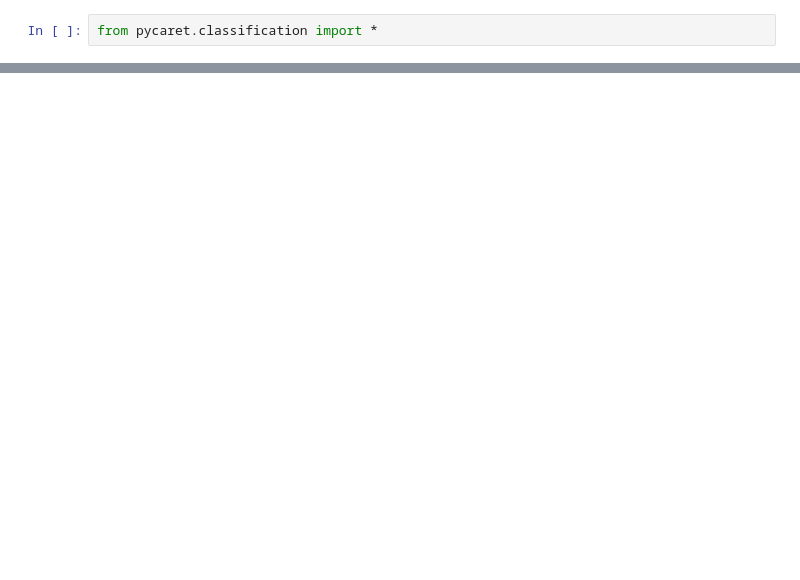
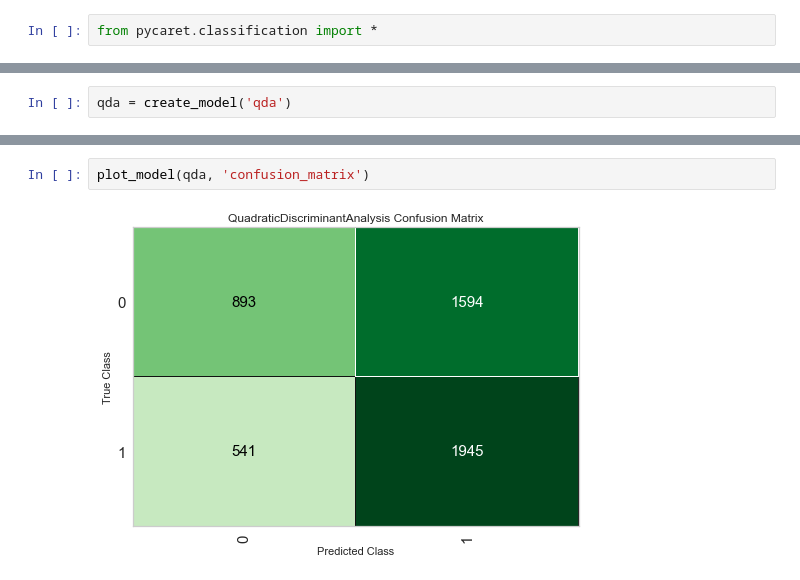
Before and after one commit to dearfad/mmhelper, a Jupyter notebook: project/qx/qx_pycaret.ipynb, the cells around one changed output, grey strips where cells are left out. Cells and saved outputs as stored; diff of their text form; blank space fills up the shorter version.

```diff
--- a/project/qx/qx_pycaret.ipynb
+++ b/project/qx/qx_pycaret.ipynb
@@ -94,0 +57,2 @@ interpret_model(cat, plot = 'correlation')
+# %%
+qda = create_model('qda')
@@ -94,0 +73,4 @@ interpret_model(cat, plot = 'correlation')
+# %%
+plot_model(qda, 'confusion_matrix')
+# %% [output]
+[figure, added]
```
Also changed, not shown: parts of 8 cells of this notebook, 6 other files.
